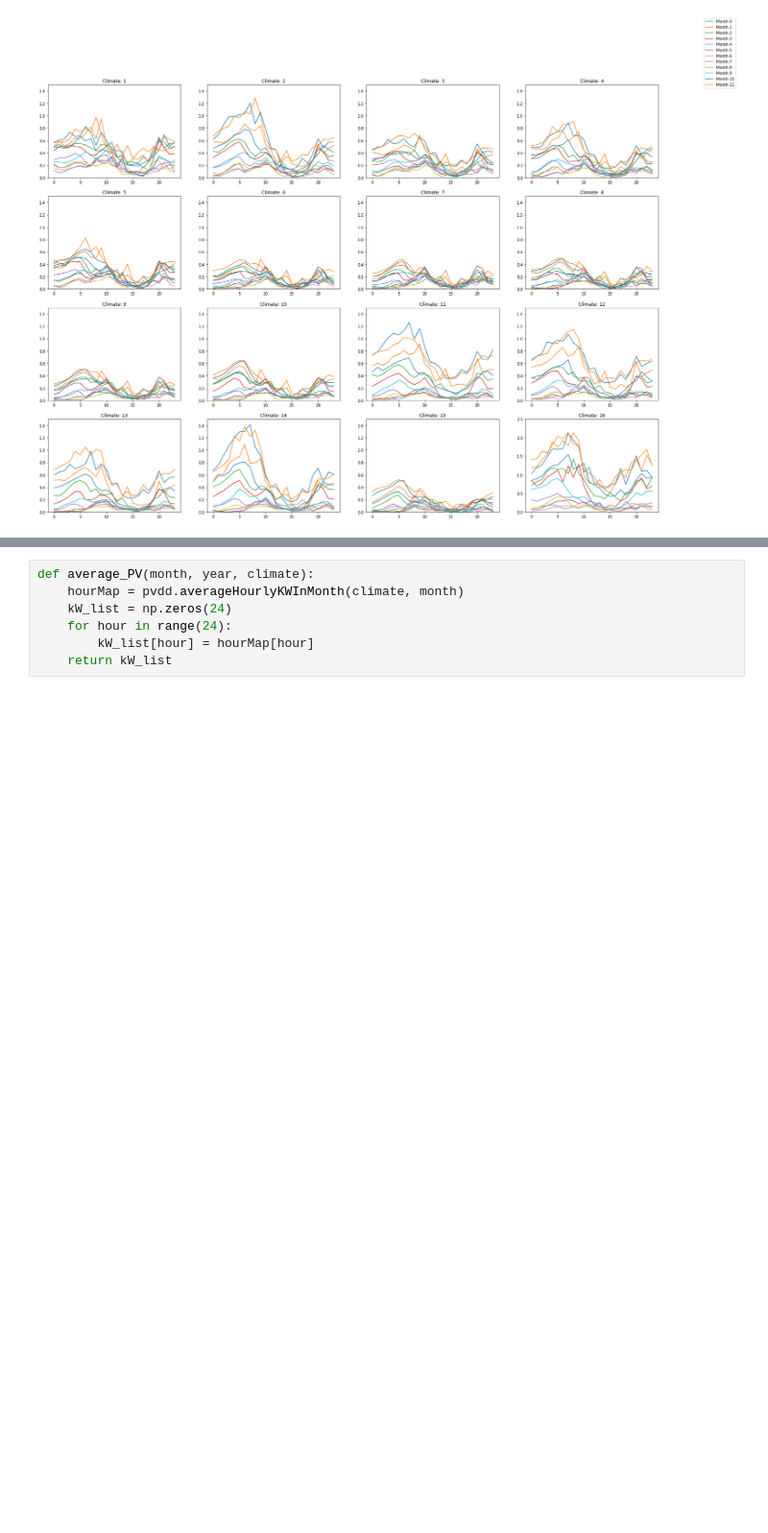
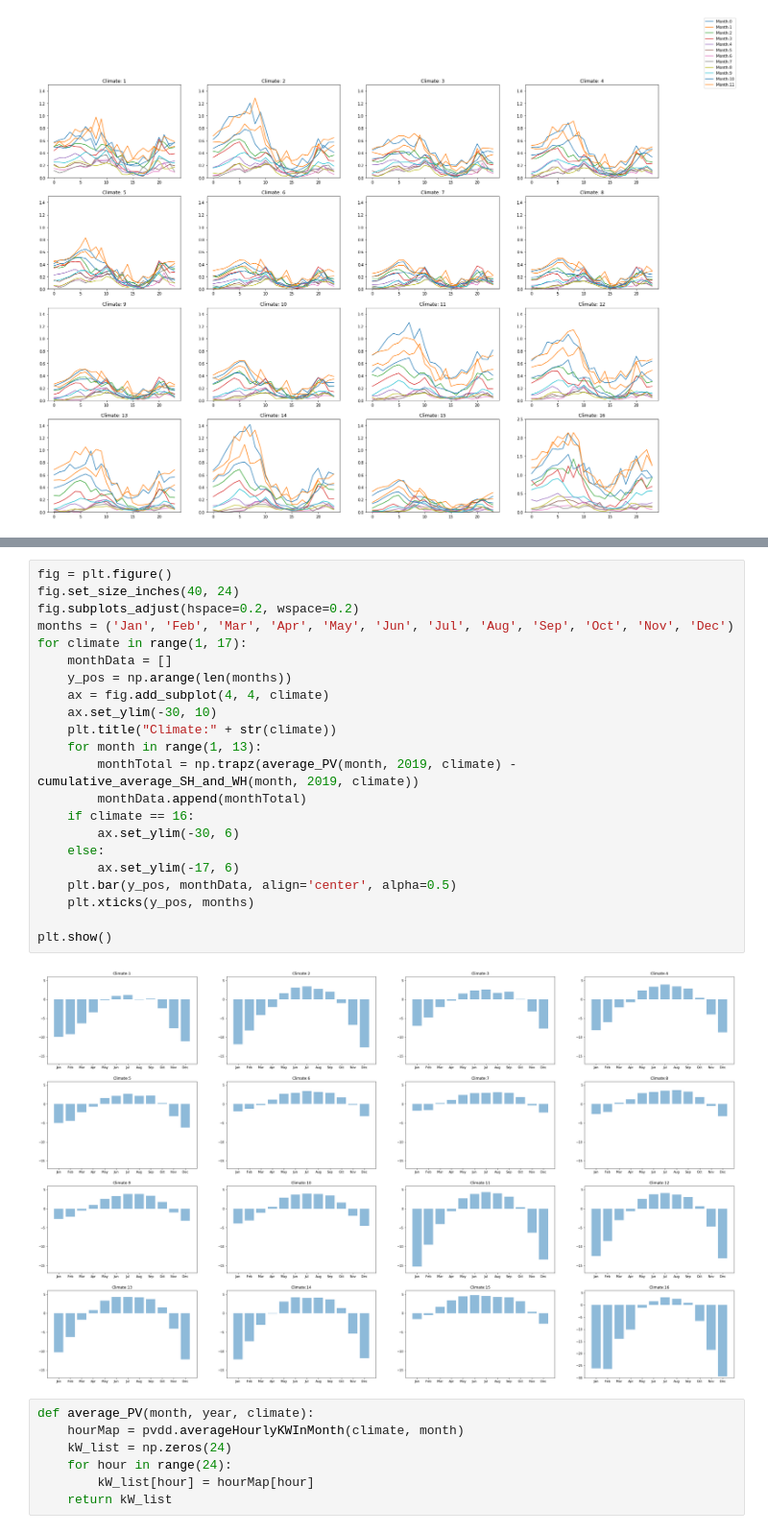
Before and after one commit to BuildingDecarb/URAP_2020, a Jupyter notebook: LoadBalanceGraphing.ipynb, the cells around one changed output, grey strips where cells are left out. Shown at 96% size. Saved outputs shown, nothing was run; the diff lists cells and outputs as text; blank space fills up the shorter version.

```diff
--- a/LoadBalanceGraphing.ipynb
+++ b/LoadBalanceGraphing.ipynb
@@ -401,3 +442,27 @@ legend = fig.legend()
+# %%
+fig = plt.figure()
+fig.set_size_inches(40, 24)
+fig.subplots_adjust(hspace=0.2, wspace=0.2)
+months = ('Jan', 'Feb', 'Mar', 'Apr', 'May', 'Jun', 'Jul', 'Aug', 'Sep', 'Oct', 'Nov', 'Dec')
+for climate in range(1, 17):
+    monthData = []
+    y_pos = np.arange(len(months))
+    ax = fig.add_subplot(4, 4, climate)
+    ax.set_ylim(-30, 10)
+    plt.title("Climate:" + str(climate))
+    for month in range(1, 13):
+        monthTotal = np.trapz(average_PV(month, 2019, climate) - cumulative_average_SH_and_WH(month, 2019, climate))
+        monthData.append(monthTotal)
+    if climate == 16:
+        ax.set_ylim(-30, 6)
+    else:
+        ax.set_ylim(-17, 6)
+    plt.bar(y_pos, monthData, align='center', alpha=0.5)
+    plt.xticks(y_pos, months)
+
+plt.show()
+# %% [output]
+[figure, added]
 # %%
 def average_PV(month, year, climate):
     hourMap = pvdd.averageHourlyKWInMonth(climate, month)
```
Also changed, not shown: parts of 3 cells of this notebook.
